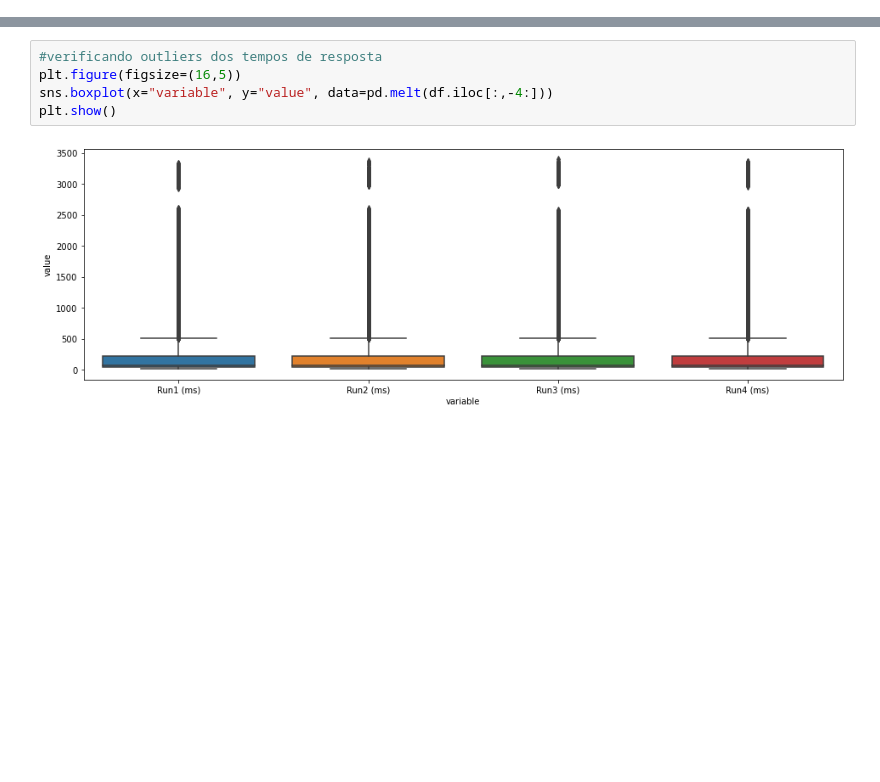
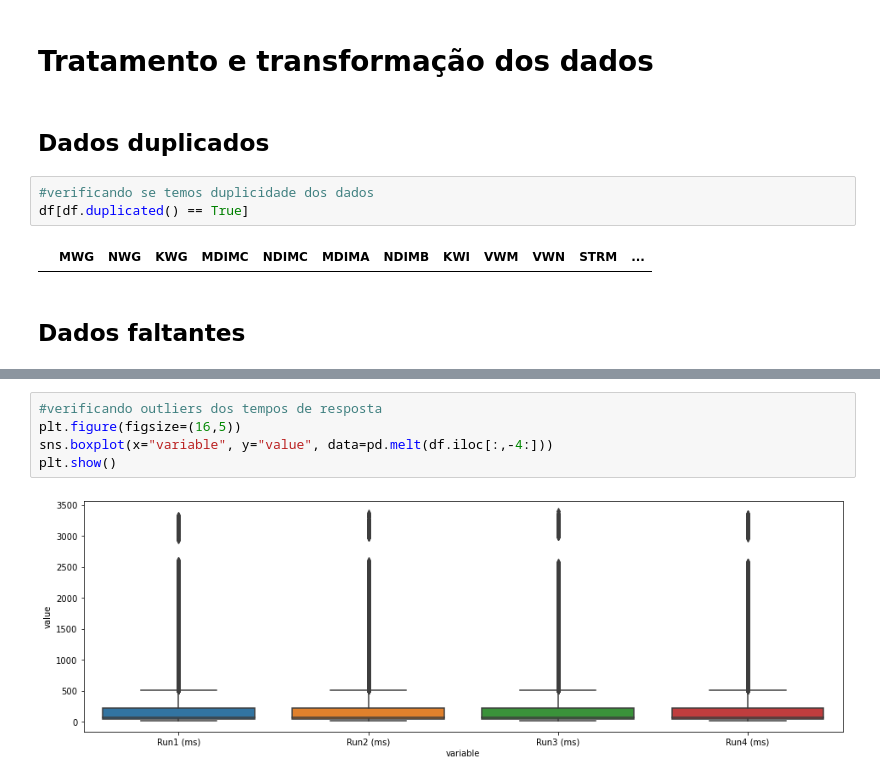
Before and after one commit to beniciosa68/MBA-USP-DS, a Jupyter notebook: 00.Projeto/02.projeto/bases/projeto.ipynb, the cells around one changed output, grey strips where cells are left out. Drawn from its saved outputs; the diff is of its cells as text; blank space fills up the shorter version.

```diff
--- a/00.Projeto/02.projeto/bases/projeto.ipynb
+++ b/00.Projeto/02.projeto/bases/projeto.ipynb
@@ -51,0 +57,11 @@ df.describe()
+# %% [markdown]
+# Tratamento e transformação dos dados
+# %% [markdown]
+## Dados duplicados
+# %%
+#verificando se temos duplicidade dos dados
+df[df.duplicated() == True]
+# %% [output]
+|  | MWG | NWG | KWG | MDIMC | NDIMC | MDIMA | NDIMB | KWI | VWM | VWN | STRM | ... |
+# %% [markdown]
+## Dados faltantes
```
Also changed, not shown: parts of 28 cells of this notebook, 15 other files.
